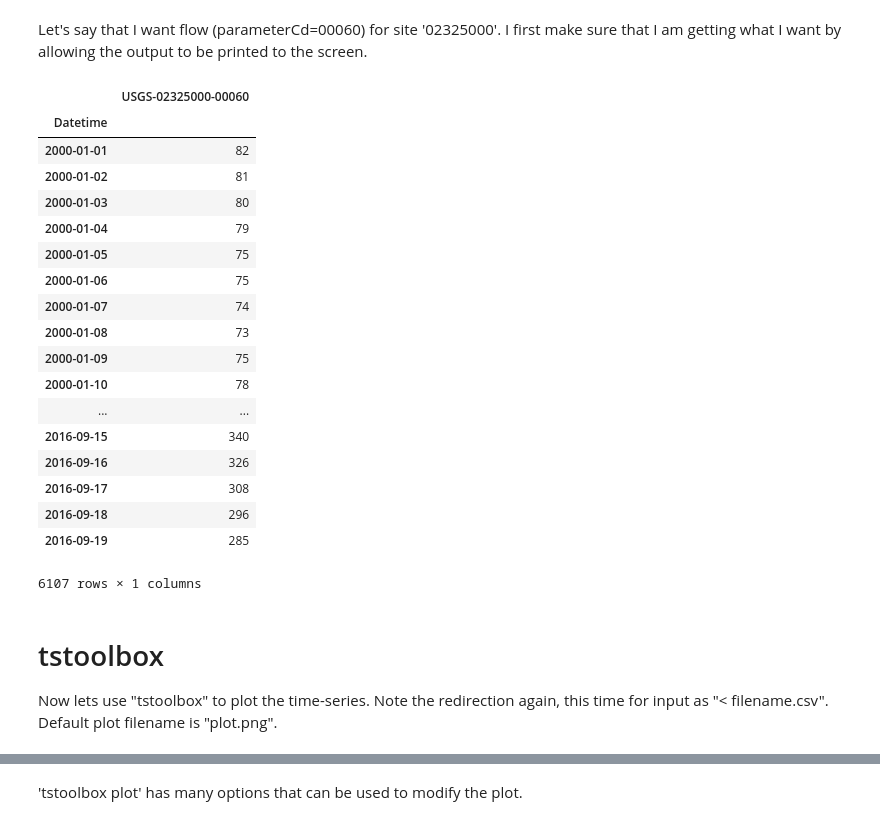
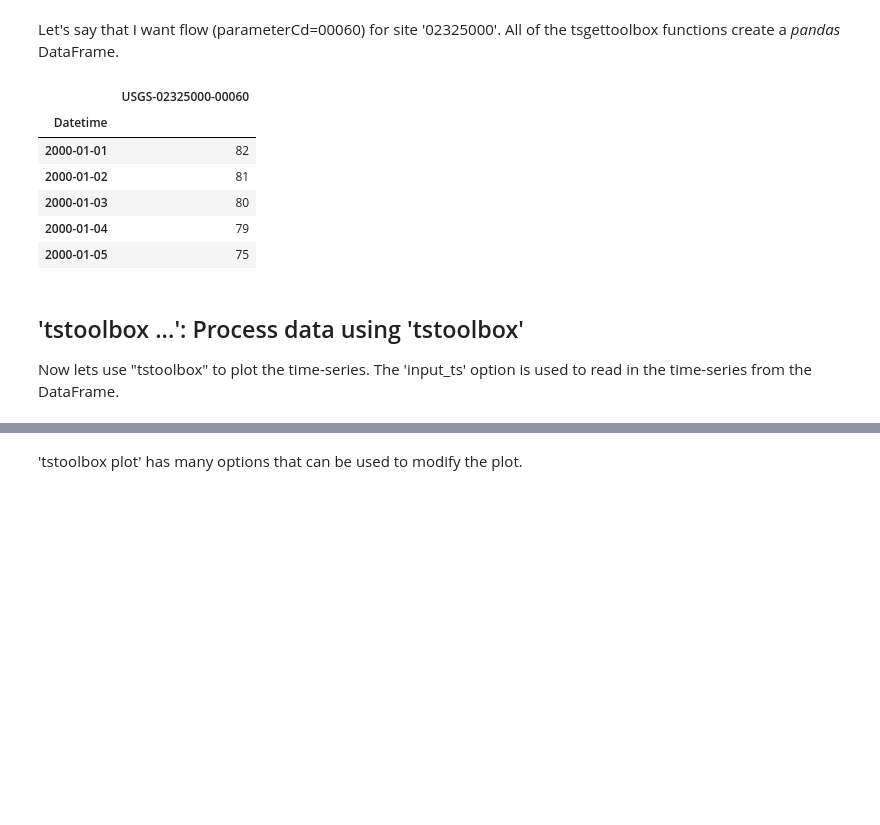
Before and after one commit to timcera/tsgettoolbox, a Jupyter notebook: notebooks/tsgettoolbox-nwis-api.ipynb, the cells around one changed output, grey strips where cells are left out. Drawn from its saved outputs; the diff is of its cells as text; code cells hidden in the pictures; blank space fills up the shorter version.

Commit message:
DOC: More work on the first tsgettoolbox notebooks.

```diff
--- a/notebooks/tsgettoolbox-nwis-api.ipynb
+++ b/notebooks/tsgettoolbox-nwis-api.ipynb
@@ -3,35 +4,23 @@
 This notebook is to illustrate the Python API usage for 'tsgettoolbox' to download and work with data from the National Water Information System (NWIS).  There is a different notebook to do the same things from the command line called tsgettoolbox-nwis-cli.  The CLI version of tsgettoolbox can be used from other languages that have the ability to make a system call.
-# %% [markdown]
-Let's say that I want flow (parameterCd=00060) for site '02325000'.  I first make sure that I am getting what I want by allowing the output to be printed to the screen.
 # %%
 from tsgettoolbox import tsgettoolbox
+# %% [markdown]
+Let's say that I want flow (parameterCd=00060) for site '02325000'.  All of the tsgettoolbox functions create a _pandas_ DataFrame.
 # %%
 df = tsgettoolbox.nwis(sites='02325000', startDT='2000-01-01', parameterCd='00060')
-# %%
-df
-# %% [output]
-|  | USGS-02325000-00060 |
-| Datetime |  |
-| 2000-01-01 | 82 |
-| 2000-01-02 | 81 |
-| 2000-01-03 | 80 |
-| 2000-01-04 | 79 |
-| 2000-01-05 | 75 |
-| 2000-01-06 | 75 |
-| 2000-01-07 | 74 |
-| 2000-01-08 | 73 |
-| 2000-01-09 | 75 |
-| 2000-01-10 | 78 |
-| ... | ... |
-| 2016-09-15 | 340 |
-| 2016-09-16 | 326 |
-| 2016-09-17 | 308 |
-| 2016-09-18 | 296 |
-| 2016-09-19 | 285 |
-6107 rows × 1 columns
+# %%
+df.head()  # The .head() function gives the first 5 values of the time-series
+# %% [output]
+|  | USGS-02325000-00060 |
+| Datetime |  |
+| 2000-01-01 | 82 |
+| 2000-01-02 | 81 |
+| 2000-01-03 | 80 |
+| 2000-01-04 | 79 |
+| 2000-01-05 | 75 |
 # %% [markdown]
-# tstoolbox
-Now lets use "tstoolbox" to plot the time-series.  Note the redirection again, this time for input as "< filename.csv".  Default plot filename is "plot.png".
+## 'tstoolbox ...': Process data using 'tstoolbox'
+Now lets use "tstoolbox" to plot the time-series.  The 'input_ts' option is used to read in the time-series from the DataFrame.
 # %%
 from tstoolbox import tstoolbox
 # %%
```
Also changed, not shown: parts of 4 cells of this notebook, 3 other files.
